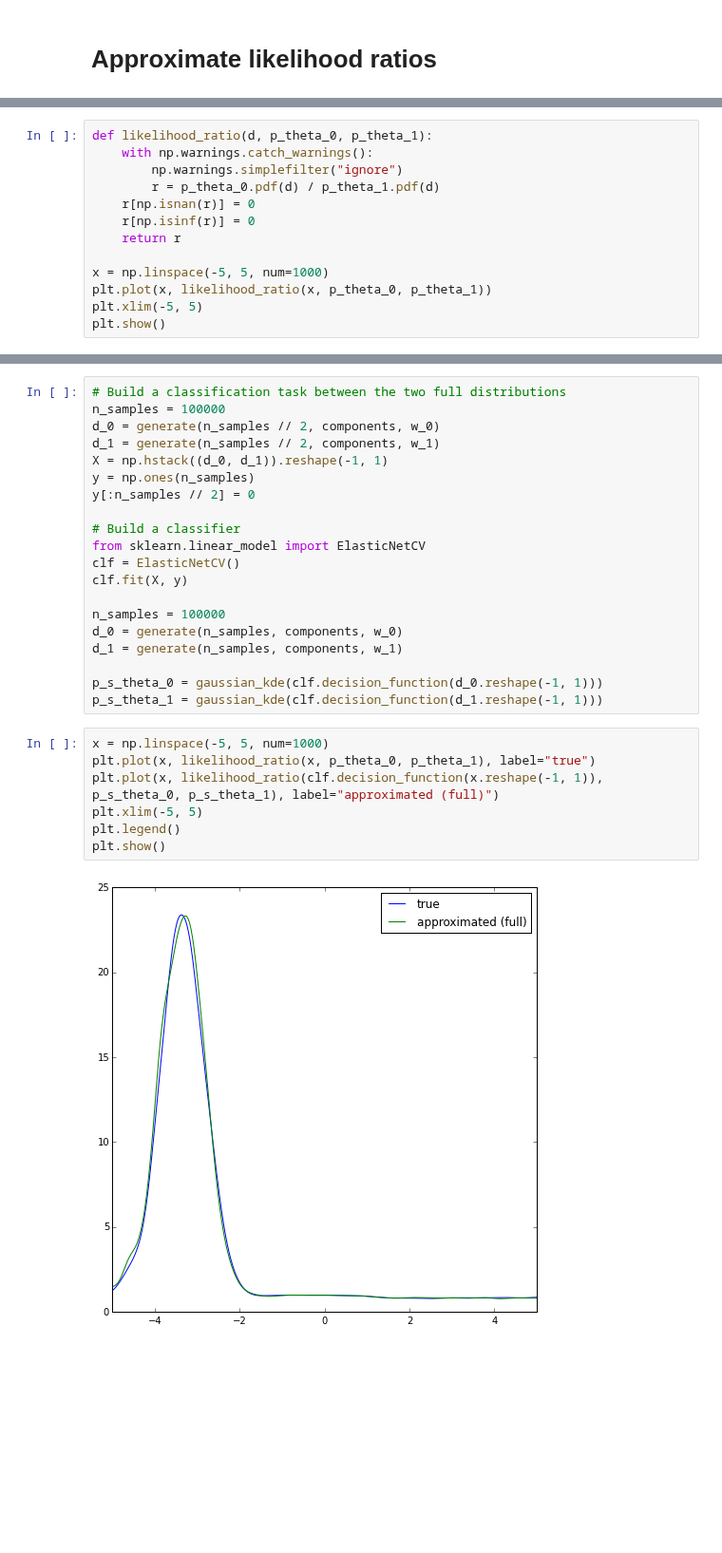
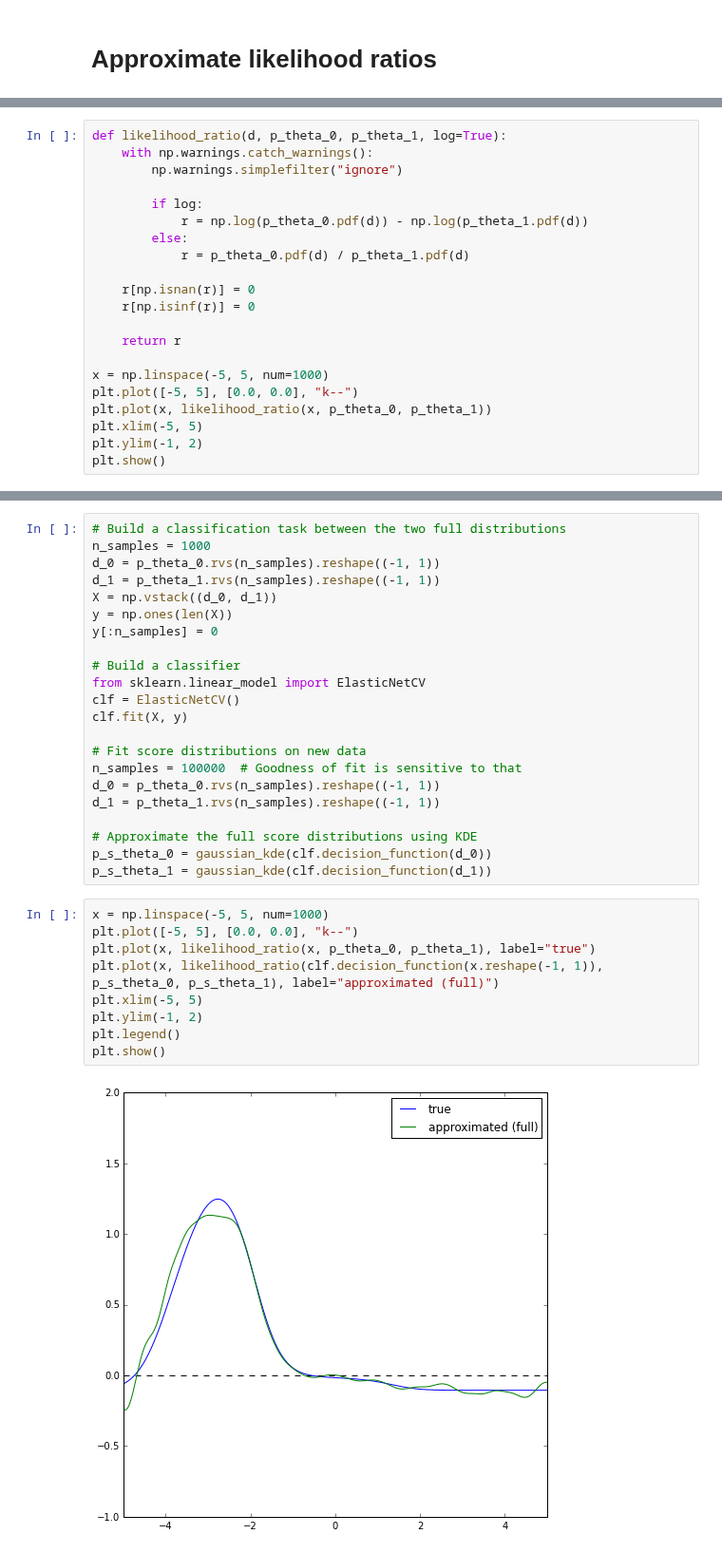
Before and after one commit to glouppe/notebooks, a Jupyter notebook: Approximate likelihood ratios.ipynb, the cells around one changed output, grey strips where cells are left out. Shown at 95% size. Saved outputs shown, nothing was run; the diff lists cells and outputs as text; blank space fills up the shorter version.

```diff
--- a/Approximate likelihood ratios.ipynb
+++ b/Approximate likelihood ratios.ipynb
@@ -97,14 +99,22 @@ plt.show()
 # %%
-def likelihood_ratio(d, p_theta_0, p_theta_1):
+def likelihood_ratio(d, p_theta_0, p_theta_1, log=True):
     with np.warnings.catch_warnings():
         np.warnings.simplefilter("ignore")
-        r = p_theta_0.pdf(d) / p_theta_1.pdf(d)
+
+        if log:
+            r = np.log(p_theta_0.pdf(d)) - np.log(p_theta_1.pdf(d))
+        else:
+            r = p_theta_0.pdf(d) / p_theta_1.pdf(d)
+
     r[np.isnan(r)] = 0
     r[np.isinf(r)] = 0
+
     return r
 
 x = np.linspace(-5, 5, num=1000)
+plt.plot([-5, 5], [0.0, 0.0], "k--")
 plt.plot(x, likelihood_ratio(x, p_theta_0, p_theta_1))
 plt.xlim(-5, 5)
+plt.ylim(-1, 2)
 plt.show()
 # %% [output]
@@ -112,30 +122,34 @@ plt.show()
 # %%
 # Build a classification task between the two full distributions
-n_samples = 100000
-d_0 = generate(n_samples // 2, components, w_0)
-d_1 = generate(n_samples // 2, components, w_1)
-X = np.hstack((d_0, d_1)).reshape(-1, 1)
-y = np.ones(n_samples)
-y[:n_samples // 2] = 0
+n_samples = 1000
+d_0 = p_theta_0.rvs(n_samples).reshape((-1, 1))
+d_1 = p_theta_1.rvs(n_samples).reshape((-1, 1))
+X = np.vstack((d_0, d_1))
+y = np.ones(len(X))
+y[:n_samples] = 0
 
 # Build a classifier
 from sklearn.linear_model import ElasticNetCV
 clf = ElasticNetCV()
 clf.fit(X, y)
 
-n_samples = 100000
-d_0 = generate(n_samples, components, w_0)
-d_1 = generate(n_samples, components, w_1)
+# Fit score distributions on new data
+n_samples = 100000  # Goodness of fit is sensitive to that
+d_0 = p_theta_0.rvs(n_samples).reshape((-1, 1))
+d_1 = p_theta_1.rvs(n_samples).reshape((-1, 1))
 
-p_s_theta_0 = gaussian_kde(clf.decision_function(d_0.reshape(-1, 1)))
-p_s_theta_1 = gaussian_kde(clf.decision_function(d_1.reshape(-1, 1)))
+# Approximate the full score distributions using KDE
+p_s_theta_0 = gaussian_kde(clf.decision_function(d_0))
+p_s_theta_1 = gaussian_kde(clf.decision_function(d_1))
 # %%
 x = np.linspace(-5, 5, num=1000)
+plt.plot([-5, 5], [0.0, 0.0], "k--")
 plt.plot(x, likelihood_ratio(x, p_theta_0, p_theta_1), label="true")
 plt.plot(x, likelihood_ratio(clf.decision_function(x.reshape(-1, 1)), p_s_theta_0, p_s_theta_1), label="approximated (full)")
 plt.xlim(-5, 5)
+plt.ylim(-1, 2)
 plt.legend()
 plt.show()
 # %% [output]
-[figure, old version]
+[figure, new version]
 # %%
```
Also changed, not shown: parts of 12 cells of this notebook.
